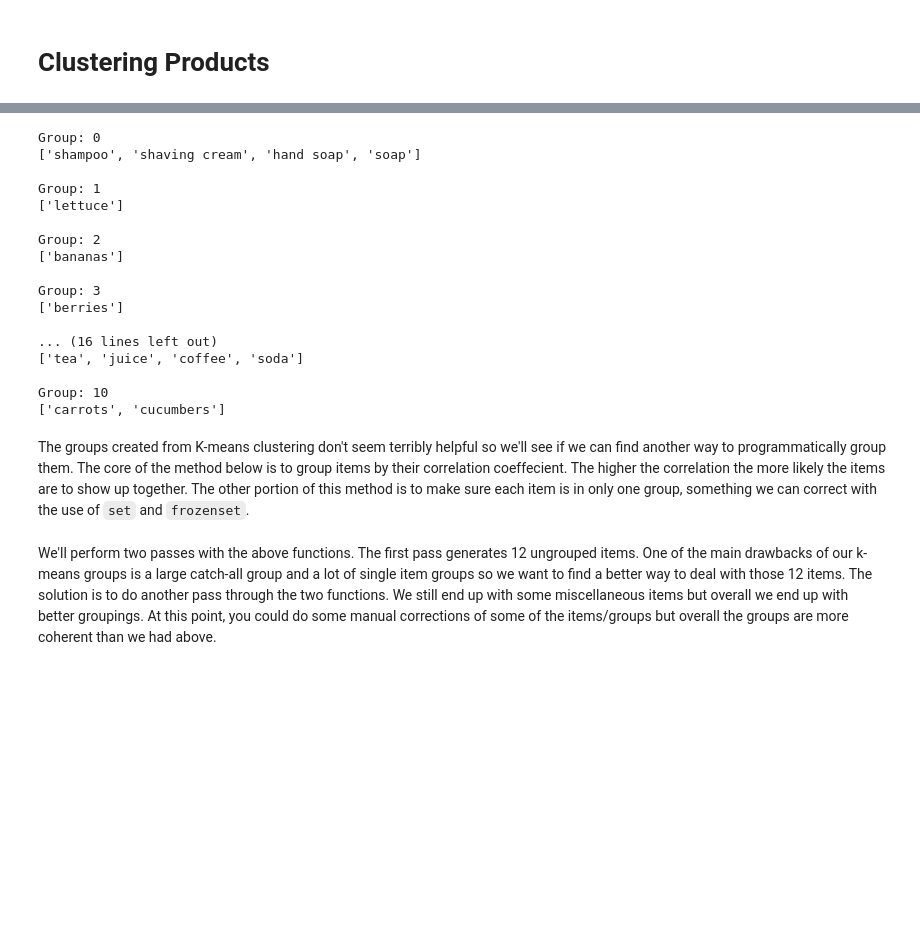
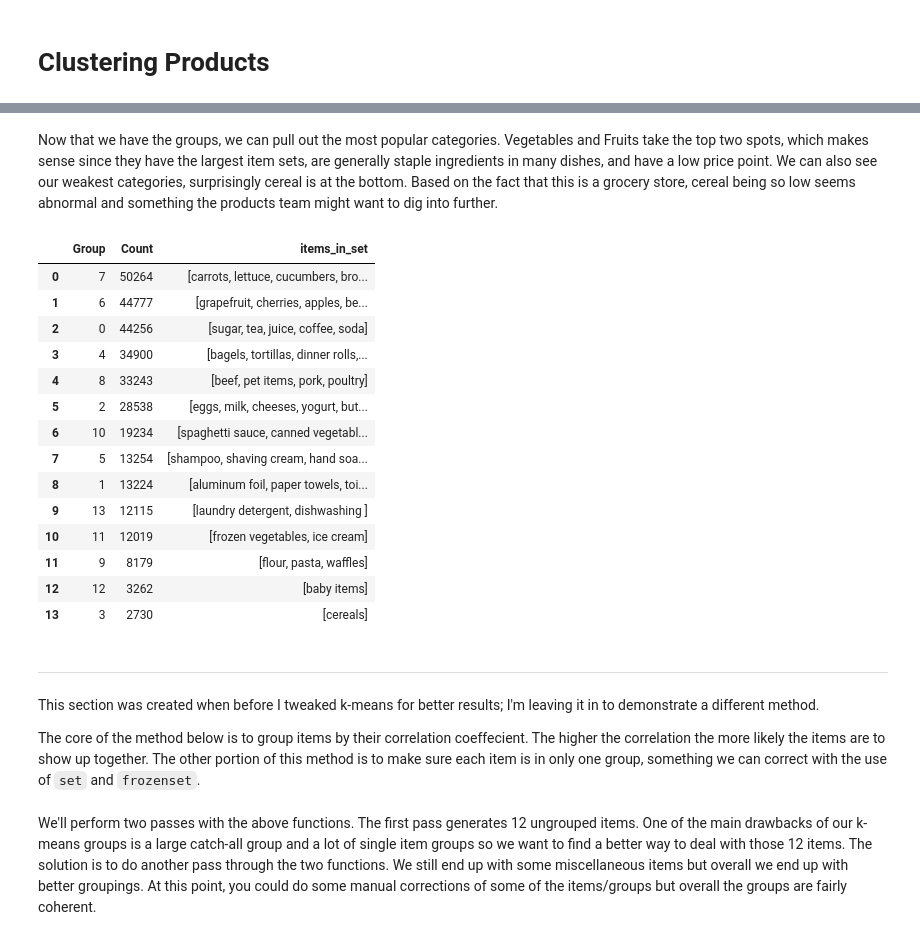
Before and after one commit to bundickm/Data-Masked-Case-Studies, a Jupyter notebook: 09. Purchase_History_and_Market_Basket_Analysis.ipynb, the cells around one changed output, grey strips where cells are left out. Drawn from its saved outputs; the diff is of its cells as text; code cells hidden in the pictures; blank space fills up the shorter version.

```diff
--- a/09. Purchase_History_and_Market_Basket_Analysis.ipynb
+++ b/09. Purchase_History_and_Market_Basket_Analysis.ipynb
@@ -148,35 +178,54 @@ The resulting groups are not great. Some, like `Group 0`, are coherent but we al
 # %%
-GROUPS = 11
+GROUPS = 14
 
 kmeans = KMeans(n_clusters=GROUPS, random_state=13, n_jobs=-1)
-kmeans = kmeans.fit(purchases.T)
-label = kmeans.predict(purchases.T)
+kmeans = kmeans.fit(item_similarity.T)
+label = kmeans.predict(item_similarity.T)
 
 df = pd.DataFrame({'Item Name': purchases.columns, 'Group': label})
+group_sets = {}
 for i in range(GROUPS):
-    print('\nGroup:', i)
-    print(list(df[df['Group'] == i]['Item Name']))
+    group_sets[i] = list(df[df['Group'] == i]['Item Name'])
-# %% [output]
-Group: 0
-['shampoo', 'shaving cream', 'hand soap', 'soap']
-
-Group: 1
-['lettuce']
-
-Group: 2
-['bananas']
-
-Group: 3
-['berries']
-
-... (16 lines left out)
-['tea', 'juice', 'coffee', 'soda']
-
-Group: 10
-['carrots', 'cucumbers']
+# %% [markdown]
+Now that we have the groups, we can pull out the most popular categories. Vegetables and Fruits take the top two spots, which makes sense since they have the largest item sets, are generally staple ingredients in many dishes, and have a low price point. We can also see our weakest categories, surprisingly cereal is at the bottom. Based on the fact that this is a grocery store, cereal being so low seems abnormal and something the products team might want to dig into further.
+# %%
+def find_item_set(group):
+    return group_sets[group]
+# %%
+item_counts = pd.DataFrame(purchases.sum()).reset_index()
+item_counts.columns = ['Item Name', 'Count']
+
+df = df.merge(item_counts)
+group_counts = df.groupby('Group').sum().sort_values('Count', ascending=False).reset_index()
+group_counts['items_in_set'] = group_counts['Group'].apply(find_item_set)
+
+group_counts
+# %% [output]
+|  | Group | Count | items_in_set |
+| 0 | 7 | 50264 | [carrots, lettuce, cucumbers, bro... |
+| 1 | 6 | 44777 | [grapefruit, cherries, apples, be... |
+| 2 | 0 | 44256 | [sugar, tea, juice, coffee, soda] |
+| 3 | 4 | 34900 | [bagels, tortillas, dinner rolls,... |
+| 4 | 8 | 33243 | [beef, pet items, pork, poultry] |
+| 5 | 2 | 28538 | [eggs, milk, cheeses, yogurt, but... |
+| 6 | 10 | 19234 | [spaghetti sauce, canned vegetabl... |
+| 7 | 5 | 13254 | [shampoo, shaving cream, hand soa... |
+| 8 | 1 | 13224 | [aluminum foil, paper towels, toi... |
+| 9 | 13 | 12115 | [laundry detergent, dishwashing ] |
+| 10 | 11 | 12019 | [frozen vegetables, ice cream] |
+| 11 | 9 | 8179 | [flour, pasta, waffles] |
+| 12 | 12 | 3262 | [baby items] |
+| 13 | 3 | 2730 | [cereals] |
 # %% [markdown]
+
+
+---
+
+
 <a name='correlation'></a>
-The groups created from K-means clustering don't seem terribly helpful so we'll see if we can find another way to programmatically group them. The core of the method below is to group items by their correlation coeffecient. The higher the correlation the more likely the items are to show up together. The other portion of this method is to make sure each item is in only one group, something we can correct with the use of `set` and `frozenset`.
+This section was created when before I tweaked k-means for better results; I'm leaving it in to demonstrate a different method.
+
+The core of the method below is to group items by their correlation coeffecient. The higher the correlation the more likely the items are to show up together. The other portion of this method is to make sure each item is in only one group, something we can correct with the use of `set` and `frozenset`.
 # %%
 def create_groups(items, df):
     # Create groups based off item correlations ordered high to low
@@ -209,7 +259,7 @@ def filter_groups(groups):
 
     return unique_groups, items
 # %% [markdown]
-We'll perform two passes with the above functions. The first pass generates 12 ungrouped items. One of the main drawbacks of our k-means groups is a large catch-all group and a lot of single item groups so we want to find a better way to deal with those 12 items. The solution is to do another pass through the two functions. We still end up with some miscellaneous items but overall we end up with better groupings. At this point, you could do some manual corrections of some of the items/groups but overall the groups are more coherent than we had above.
+We'll perform two passes with the above functions. The first pass generates 12 ungrouped items. One of the main drawbacks of our k-means groups is a large catch-all group and a lot of single item groups so we want to find a better way to deal with those 12 items. The solution is to do another pass through the two functions. We still end up with some miscellaneous items but overall we end up with better groupings. At this point, you could do some manual corrections of some of the items/groups but overall the groups are fairly coherent.
 # %%
 unique_groups, items = filter_groups(create_groups(purchases.columns, purchases))
 misc = list(set(purchases.columns).difference(set(items)))
```
Also changed, not shown: parts of 22 cells of this notebook.
